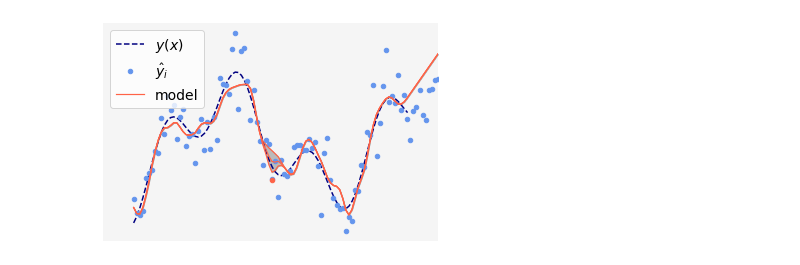
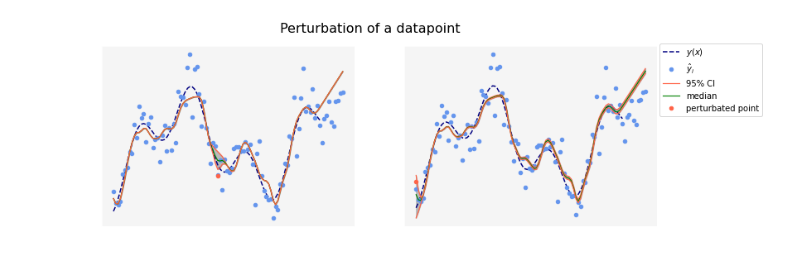
Before and after one commit to NikolineBalle/Bachelor, a Jupyter notebook: pertubations.ipynb, the cells around one changed output. Saved outputs shown, nothing was run; the diff lists cells and outputs as text; code cells hidden in the pictures.

Commit message:
Subplots without frame

```diff
--- a/pertubations.ipynb
+++ b/pertubations.ipynb
@@ -93,43 +95,87 @@ def pertubation_all(a, b, p, yhat, x, xall, n_fit, quantile):
 # %%
 # Generate data with noise level sigma
 N = 90
 sigma = 0.1
 a, b = -0.2, 0.43
 p = 2  # degree of splines
 xi = (b-a) ** (2 * p - 1)
 x = np.linspace(a,b,N)
 xextra = np.linspace(0.43,0.5,10)
 xall = np.linspace(-0.2,0.5,100)
 
 np.random.seed(1)
 yhat = lambda_fun.y(x) + sigma * np.random.normal(loc = 0, scale = 1, size = x.shape)
 yall = lambda_fun.y(xall) + sigma * np.random.normal(loc = 0, scale = 1, size = xall.shape)
 
-min_val, med_val, max_val, allfit, datapoint = pertubation(datapoint='center', a=a, b=b, p=p, yhat=yhat, x=x, xall=xall, n_fit=200, quantile=0.95)
+min_center, med_center, max_center, allfit, datapoint_center, lam_center = pertubation(datapoint='center', a=a, b=b, p=p, yhat=yhat, x=x, xall=xall, n_fit=200, quantile=0.95)
+min_left, med_left, max_left, allfit, datapoint_left, lam_left = pertubation(datapoint='left', a=a, b=b, p=p, yhat=yhat, x=x, xall=xall, n_fit=200, quantile=0.95)
+
+fig,ax = plt.subplots(1,2,figsize=(12, 4))
+fig.suptitle('Perturbation of a datapoint', size=16)
+
+ax[0].plot(x,lambda_fun.y(x),'--',color = 'navy', linewidth=1.5)
+ax[0].plot(xall,yall,'o',markersize = 4.5, color = 'cornflowerblue')
+ax[0].plot(xall,max_center,color = 'tomato', linewidth=1.2)
+ax[0].plot(xall,med_center,color = 'green', linewidth=1.2)
+ax[0].plot(x[datapoint_center], yhat[datapoint_center], 'o',markersize=4.5, color='tomato')
+ax[0].fill_between(xall, min_center, max_center, color='grey', alpha=0.5)
+ax[0].plot(xall,min_center,color = 'tomato', linewidth=1.2)
+ax[0].xaxis.set_visible(False)
+ax[0].yaxis.set_visible(False)
+ax[0].spines['bottom'].set_color('white')
+ax[0].spines['top'].set_color('white')
+ax[0].spines['right'].set_color('white')
+ax[0].spines['left'].set_color('white')
+ax[0].set_facecolor('whitesmoke')
+ax[0].tick_params(left=False, bottom = False, right = False, top = False)
+ax[0] = plt.gca()
+
+ax[1].plot(x,lambda_fun.y(x),'--',color = 'navy', linewidth=1.5)
+ax[1].plot(xall,yall,'o',markersize = 4.5, color = 'cornflowerblue')
+ax[1].plot(xall,max_left,color = 'tomato', linewidth=1.2)
+ax[1].plot(xall,med_left,color = 'green', linewidth=1.2)
+ax[1].plot(x[datapoint_left], yhat[datapoint_left], 'o',markersize=4.5, color='tomato')
+ax[1].fill_between(xall, min_left, max_left, color='grey', alpha=0.5)
+ax[1].plot(xall,min_left,color = 'tomato', linewidth=1.2)
+ax[1].xaxis.set_visible(False)
+ax[1].yaxis.set_visible(False)
+ax[1].tick_params(left=False, bottom = False, right = False, top = False)
+ax[1] = plt.gca()
+ax[1].spines['bottom'].set_color('white')
+ax[1].spines['top'].set_color('white')
+ax[1].spines['right'].set_color('white')
+ax[1].spines['left'].set_color('white')
+ax[1].set_facecolor('whitesmoke')
+
+line_labels = ["$y(x)$", "$\hat{y}_i$", "95% CI", "median", "perturbated point"]
+fig.legend([ax[0],ax[1]], labels=line_labels, bbox_to_anchor=(1.05, 0.74), loc="center right", borderaxespad=0.2)
+my_path = os.getcwd()
+fig.savefig(my_path + "/Plots/perturbation_onepoint.pdf", bbox_inches='tight')
+
 
 # Plotting the model generated with lambda_GML
-fig2 = plt.figure()
-plt.plot(x,lambda_fun.y(x),'--',color = 'navy', linewidth=1.5)
-plt.plot(xall,yall,'o',markersize = 4.5, color = 'cornflowerblue')
-plt.plot(xall,max_val,color = 'tomato', linewidth=1.2)
-plt.plot(xall,med_val,color = 'tomato', linewidth=1.2)
-plt.plot(x[datapoint], yhat[datapoint], 'o',markersize=4.5, color='tomato')
-plt.fill_between(xall, min_val, max_val, color='grey', alpha=0.5)
-plt.plot(xall,min_val,color = 'tomato', linewidth=1.2)
-plt.xticks([])
-plt.yticks([])
-plt.xlim([a-0.07,b+0.07])
-plt.tick_params(left=False, bottom = False, right = False, top = False)
-plt.legend(['$y(x)$', '$\hat{y}_i$','model'], numpoints = 1, prop = {'size': 14}, loc = 0)
-ax = plt.gca()
-ax.set_facecolor('whitesmoke')
-for spine in plt.gca().spines.values():
-    spine.set_visible(False)
+#fig2 = plt.figure()
+#plt.plot(x,lambda_fun.y(x),'--',color = 'navy', linewidth=1.5)
+#plt.plot(xall,yall,'o',markersize = 4.5, color = 'cornflowerblue')
+#plt.plot(xall,max_val,color = 'tomato', linewidth=1.2)
+#plt.plot(xall,med_val,color = 'green', linewidth=1.2)
+#plt.plot(x[datapoint], yhat[datapoint], 'o',markersize=4.5, color='tomato')
+#plt.fill_between(xall, min_val, max_val, color='grey', alpha=0.5)
+#plt.plot(xall,min_val,color = 'tomato', linewidth=1.2)
+#plt.xticks([])
+#plt.yticks([])
+#plt.xlim([a-0.07,b+0.07])
+#plt.tick_params(left=False, bottom = False, right = False, top = False)
+#plt.legend(['$y(x)$', '$\hat{y}_i$','model'], numpoints = 1, prop = {'size': 14}, loc = 0)
+#ax = plt.gca()
+#ax.set_facecolor('whitesmoke')
+#for spine in plt.gca().spines.values():
+#    spine.set_visible(False)
 # plt.title('Fit - pertubating a point', fontsize = 18)
-plt.show()
-# fig2.savefig("pertubation_left.pdf", bbox_inches='tight')
+#plt.show()
+#fig2.savefig("pertubation_center.pdf", bbox_inches='tight')
 # %% [output]
-[figure, old version]
+[figure, new version]
 # %%
 res_min, res_med, res_max = pertubation_all(a=a, b=b, p=p, yhat=yhat, x=x, xall=xall, n_fit=200, quantile=0.95)
 
```
Also changed, not shown: parts of 2 cells of this notebook, 1 other file.
